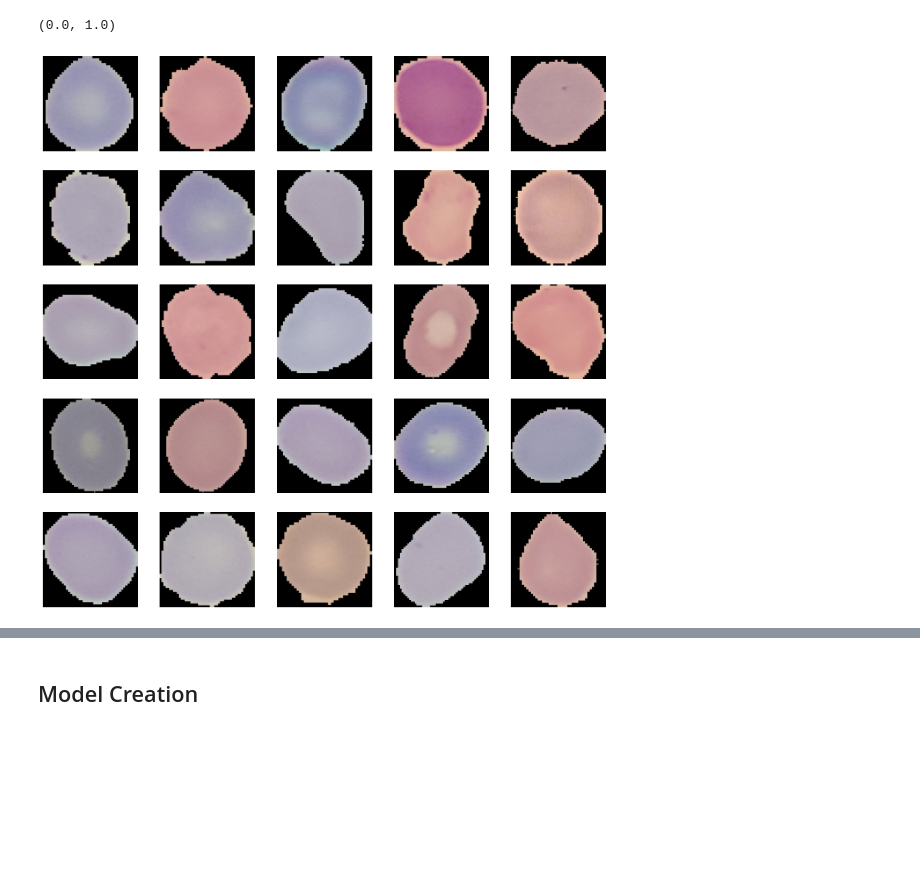
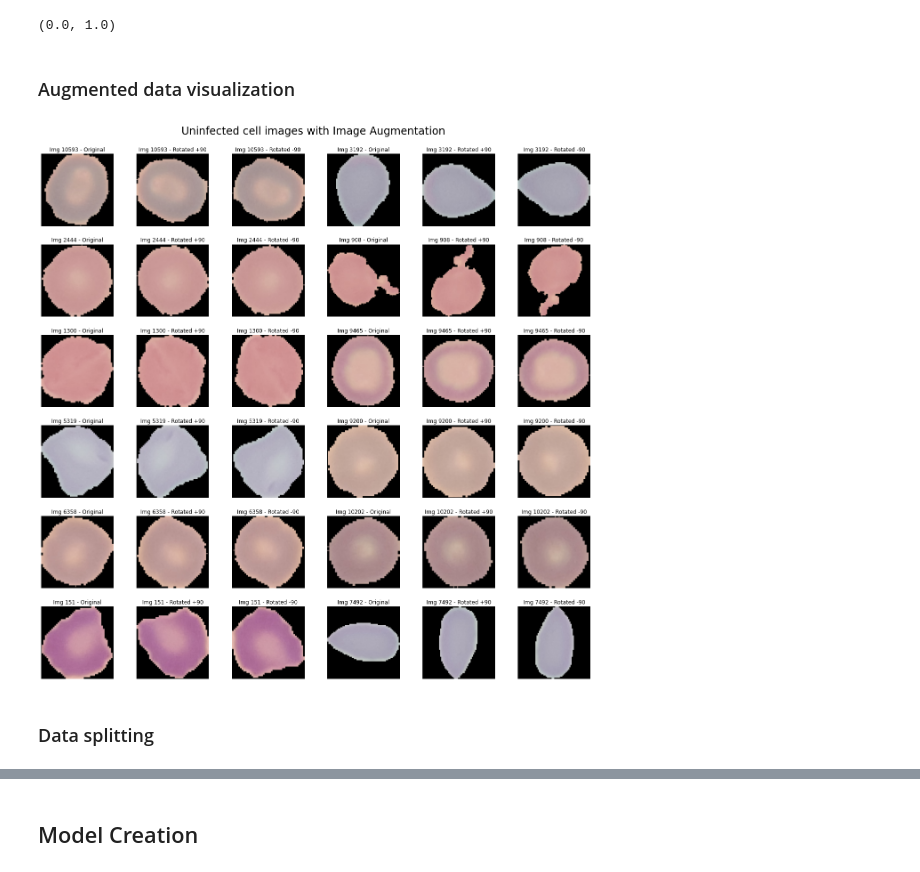
Before and after one commit to mayur7garg/MalariaCellImageClassification, a Jupyter notebook: Autoencoder.ipynb, the cells around one changed output, grey strips where cells are left out. Drawn from its saved outputs; the diff is of its cells as text; code cells hidden in the pictures; blank space fills up the shorter version.

```diff
--- a/Autoencoder.ipynb
+++ b/Autoencoder.ipynb
@@ -73,17 +84,38 @@ Wall time: 1min 19s
 imageData.min(), imageData.max()
 # %% [output]
 (0.0, 1.0)
-# %%
-plt.subplots(nrows = 5, ncols = 5, figsize = (15, 15))
-
-for i, imgIndex in enumerate(np.random.randint(0, len(imageNames), size = 25)):
-  plt.subplot(5, 5, i + 1)
-  plt.axis(False)
-  plt.grid(False)
-  plt.imshow(imageData[imgIndex])
-plt.show()
-# %% [output]
-[figure, removed]
+# %% [markdown]
+### Augmented data visualization
+# %%
+plt.subplots(nrows = 6, ncols = 6, figsize = (18, 18))
+
+plt.suptitle('Uninfected cell images with Image Augmentation', fontsize = 24)
+plt.tight_layout(rect = [0, 0, 1, 0.97], h_pad = 2)
+
+for i, imgIndex in enumerate(np.random.randint(0, len(imageNames), size = 12)):
+    plt.subplot(6, 6, (3 * i) + 1)
+    plt.axis(False)
+    plt.grid(False)
+    plt.title(f"Img {imgIndex} - Original")
+    plt.imshow(imageData[imgIndex * 3])
+
+    plt.subplot(6, 6, (3 * i) + 2)
+    plt.axis(False)
+    plt.grid(False)
+    plt.title(f"Img {imgIndex} - Rotated +90")
+    plt.imshow(imageData[(imgIndex * 3) + 1])
+
+    plt.subplot(6, 6, (3 * i) + 3)
+    plt.axis(False)
+    plt.grid(False)
+    plt.title(f"Img {imgIndex} - Rotated -90")
+    plt.imshow(imageData[(imgIndex * 3) + 2])
+
+plt.show()
+# %% [output]
+[figure, added]
+# %% [markdown]
+### Data splitting
 # %%
 X_train, X_val = train_test_split(
     imageData,
```
Also changed, not shown: parts of 14 cells of this notebook, 2 other files.
